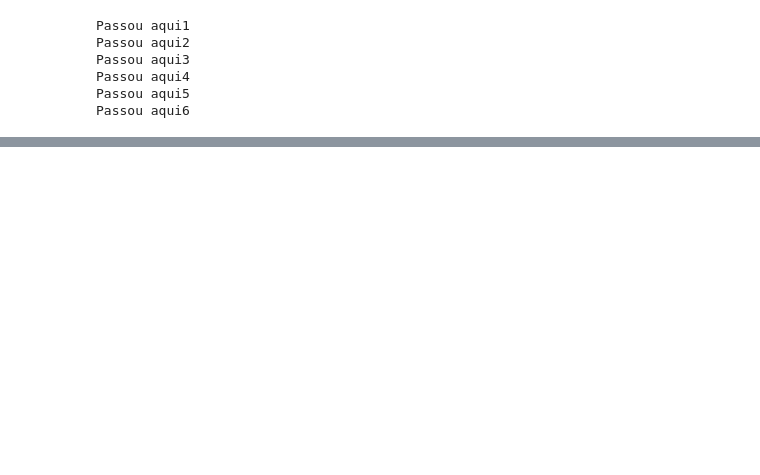
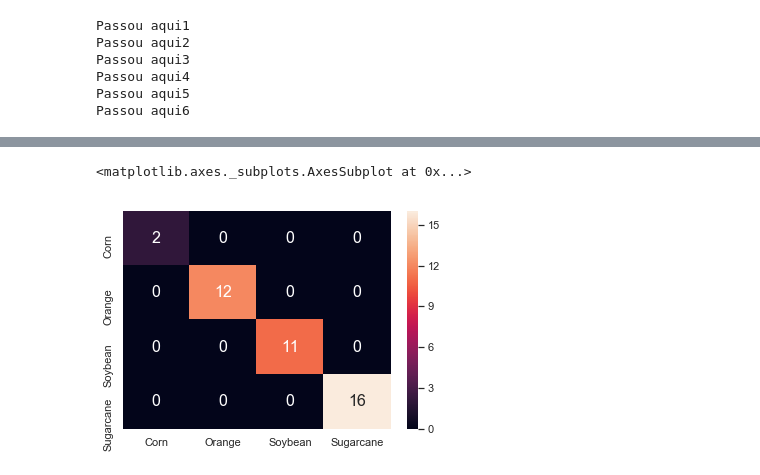
Before and after one commit to danmoura17/cropclassifier, a Jupyter notebook: Train.ipynb, the cells around one changed output, grey strips where cells are left out. Drawn from its saved outputs; the diff is of its cells as text; code cells hidden in the pictures; blank space fills up the shorter version.

Commit message:
Improving network to accept n labels

```diff
--- a/Train.ipynb
+++ b/Train.ipynb
@@ -143,0 +152,18 @@ model.save(modelName)
+# %%
+y_pred = bestmodel.predict(testX)
+# %%
+y_pred = (y_pred > 0.5)
+# %%
+matrix = metrics.confusion_matrix(testY.argmax(axis=1), y_pred.argmax(axis=1))
+# %%
+CropLabels = list()
+for label in lb.classes_:
+    CropLabels.append(label)
+# %%
+df_cm = pd.DataFrame(matrix, CropLabels,CropLabels)
+#plt.figure(figsize = (10,7))
+sns.set(font_scale=1.0)#for label size
+sns.heatmap(df_cm, annot=True,annot_kws={"size": 16})# font size
+# %% [output]
+<matplotlib.axes._subplots.AxesSubplot at 0x...>
+[figure, added]
```
Also changed, not shown: parts of 7 cells of this notebook, 2 other files.
